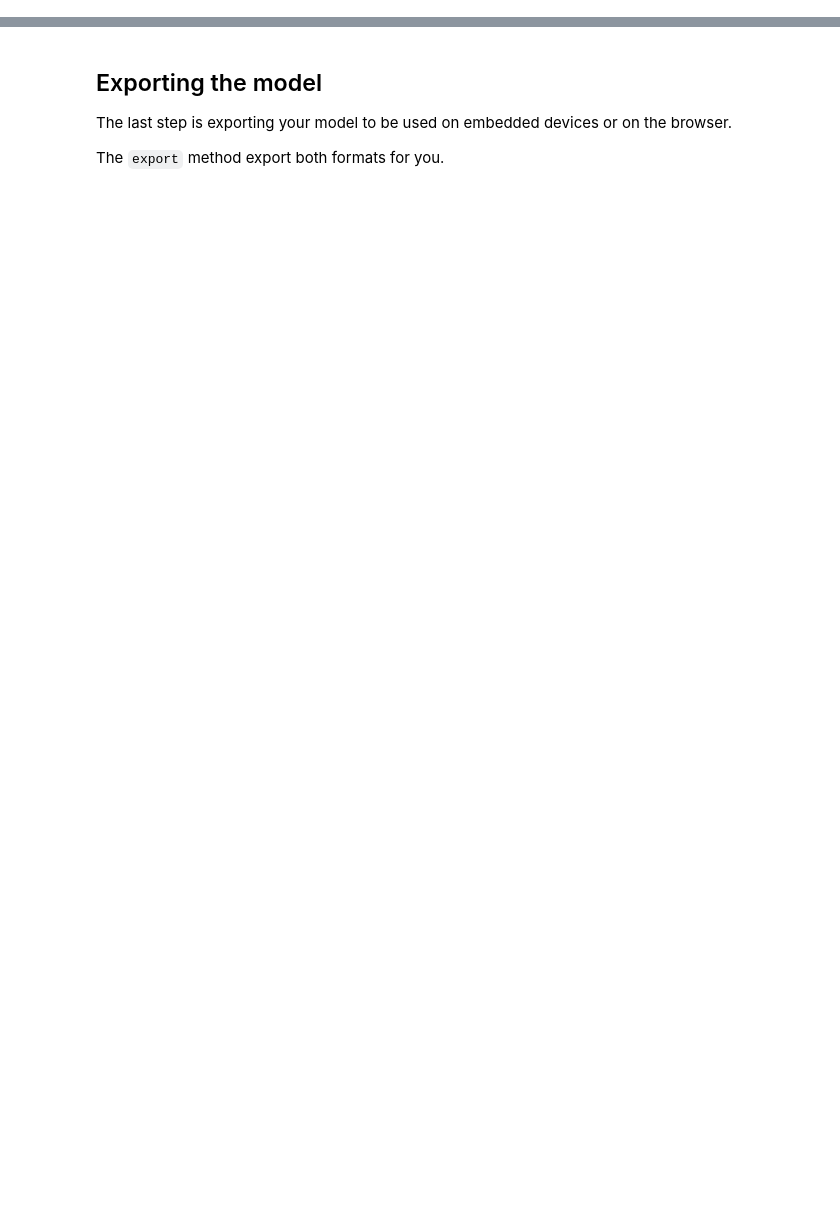
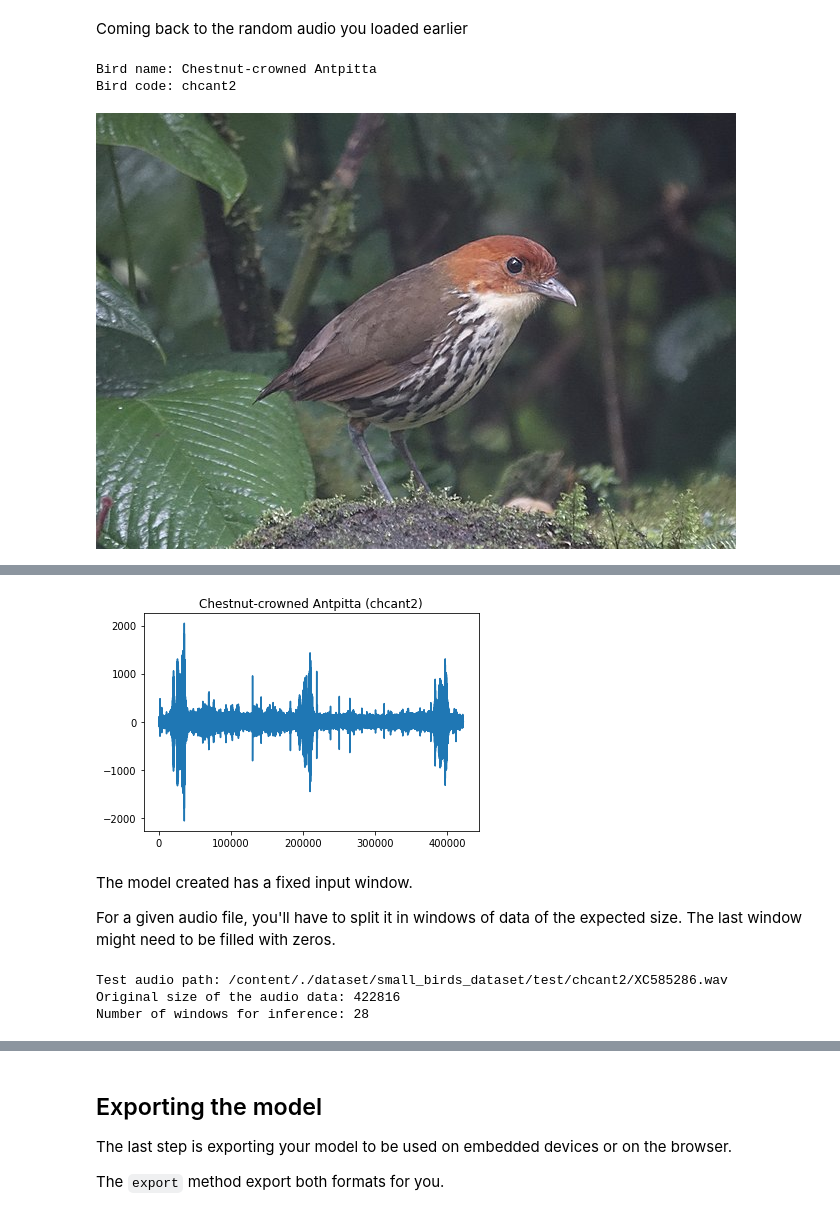
Before and after one commit to googlecodelabs/odml-pathways, a Jupyter notebook: audio_classification/colab/model_maker_audio_colab.ipynb, the cells around one changed output, grey strips where cells are left out. Cells and saved outputs as stored; diff of their text form; code cells hidden in the pictures; blank space fills up the shorter version.

```diff
--- a/audio_classification/colab/model_maker_audio_colab.ipynb
+++ b/audio_classification/colab/model_maker_audio_colab.ipynb
@@ -347,0 +300,10 @@ predicts[2][0]
+# %% [markdown]
+Coming back to the random audio you loaded earlier
+# %%
+# if you want to try another file just uncoment the line below
+random_audio = get_random_audio_file()
+show_bird_data(random_audio)
+# %% [output]
+Bird name: Chestnut-crowned Antpitta
+Bird code: chcant2
+[figure, added]
@@ -347,0 +311,20 @@ predicts[2][0]
+[figure, added]
+# %% [markdown]
+The model created has a fixed input window.
+
+For a given audio file, you'll have to split it in windows of data of the expected size. The last window might need to be filled with zeros.
+# %%
+sample_rate, audio_data = wavfile.read(random_audio, 'rb')
+
+audio_data = np.array(audio_data) / tf.int16.max
+input_size = serving_model.input_shape[1]
+
+splitted_audio_data = tf.signal.frame(audio_data, input_size, input_size, pad_end=True, pad_value=0)
+
+print(f'Test audio path: {random_audio}')
+print(f'Original size of the audio data: {len(audio_data)}')
+print(f'Number of windows for inference: {len(splitted_audio_data)}')
+# %% [output]
+Test audio path: /content/./dataset/small_birds_dataset/test/chcant2/XC585286.wav
+Original size of the audio data: 422816
+Number of windows for inference: 28
```
Also changed, not shown: parts of 51 cells of this notebook.
